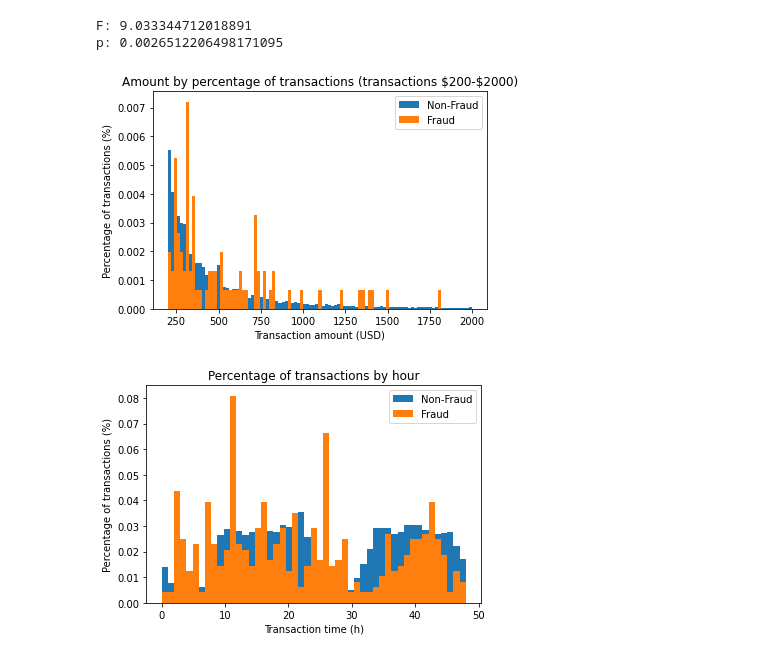
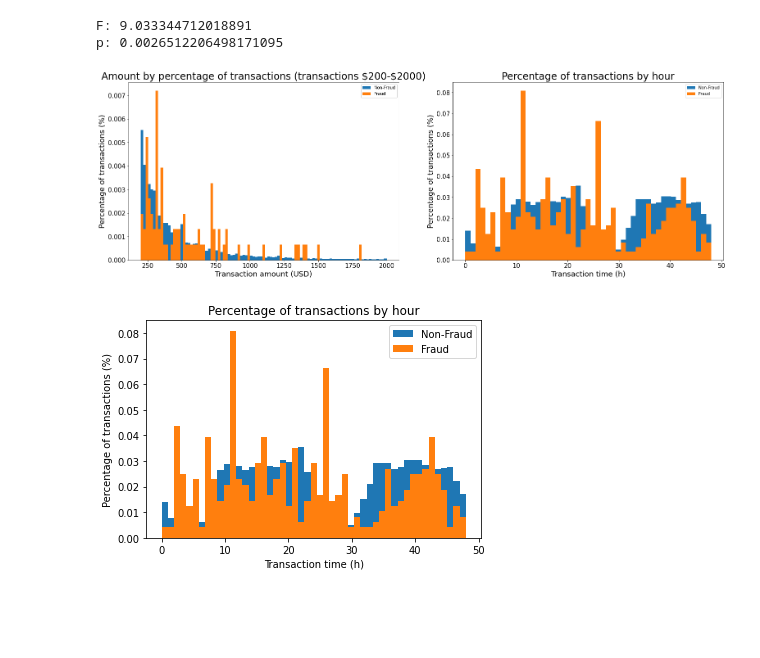
Before and after one commit to mopu3263/Credit-Card-Fraud-Detection, a Jupyter notebook: Credit_Card_Fraud_with_Pipeline.ipynb, the cells around one changed output. Saved outputs shown, nothing was run; the diff lists cells and outputs as text; code cells hidden in the pictures; blank space fills up the shorter version.

```diff
--- a/Credit_Card_Fraud_with_Pipeline.ipynb
+++ b/Credit_Card_Fraud_with_Pipeline.ipynb
@@ -100,16 +126,33 @@ F: 9.033344712018891
 p: 0.0026512206498171095
 # %%
 # Plot of high value transactions($200-$2000)
+plt.figure(figsize=(26,8))
+plt.subplot(1, 2, 1)
 bins = np.linspace(200, 2000, 100)
 plt.hist(df_nonfraud.Amount, bins, alpha=1, density=True, label='Non-Fraud')
 plt.hist(df_fraud.Amount, bins, alpha=1, density=True, label='Fraud')
 plt.legend(loc='upper right')
-plt.title("Amount by percentage of transactions (transactions \$200-$2000)")
-plt.xlabel("Transaction amount (USD)")
-plt.ylabel("Percentage of transactions (%)")
+plt.title("Amount by percentage of transactions (transactions \$200-$2000)",fontsize=24)
+plt.xlabel("Transaction amount (USD)",fontsize=18)
+plt.ylabel("Percentage of transactions (%)",fontsize=18)
+plt.xticks( size = 15)
+plt.yticks( size = 15)
+
+plt.subplot(1, 2, 2)
+# Plot of high Trasaction time during the day
+bins = np.linspace(0, 48)
+plt.hist(df_nonfraud.Time/(60*60), bins, alpha=1, density=True, label='Non-Fraud')
+plt.hist(df_fraud.Time/(60*60), bins, alpha=1, density=True, label='Fraud')
+plt.legend(loc='upper right')
+plt.title("Percentage of transactions by hour",fontsize=24)
+plt.xlabel("Transaction time (h)",fontsize=18)
+plt.ylabel("Percentage of transactions (%)",fontsize=18)
+plt.xticks( size = 15)
+plt.yticks( size = 15)
+
 plt.show()
 # %% [output]
-[figure, old version]
+[figure, new version]
 # %%
 # Plot of high Trasaction time during the day
 bins = np.linspace(0, 48)
```
Also changed, not shown: parts of 24 cells of this notebook.
